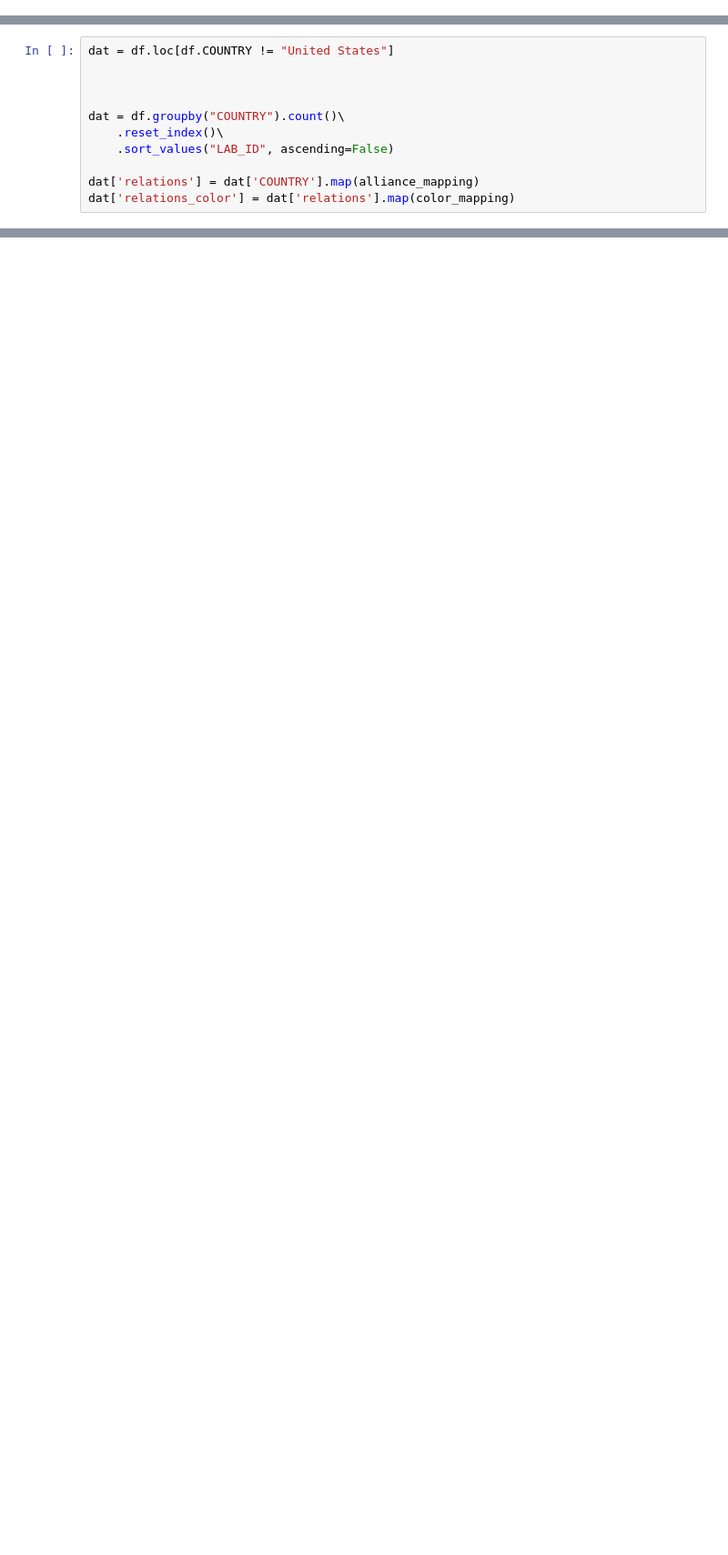
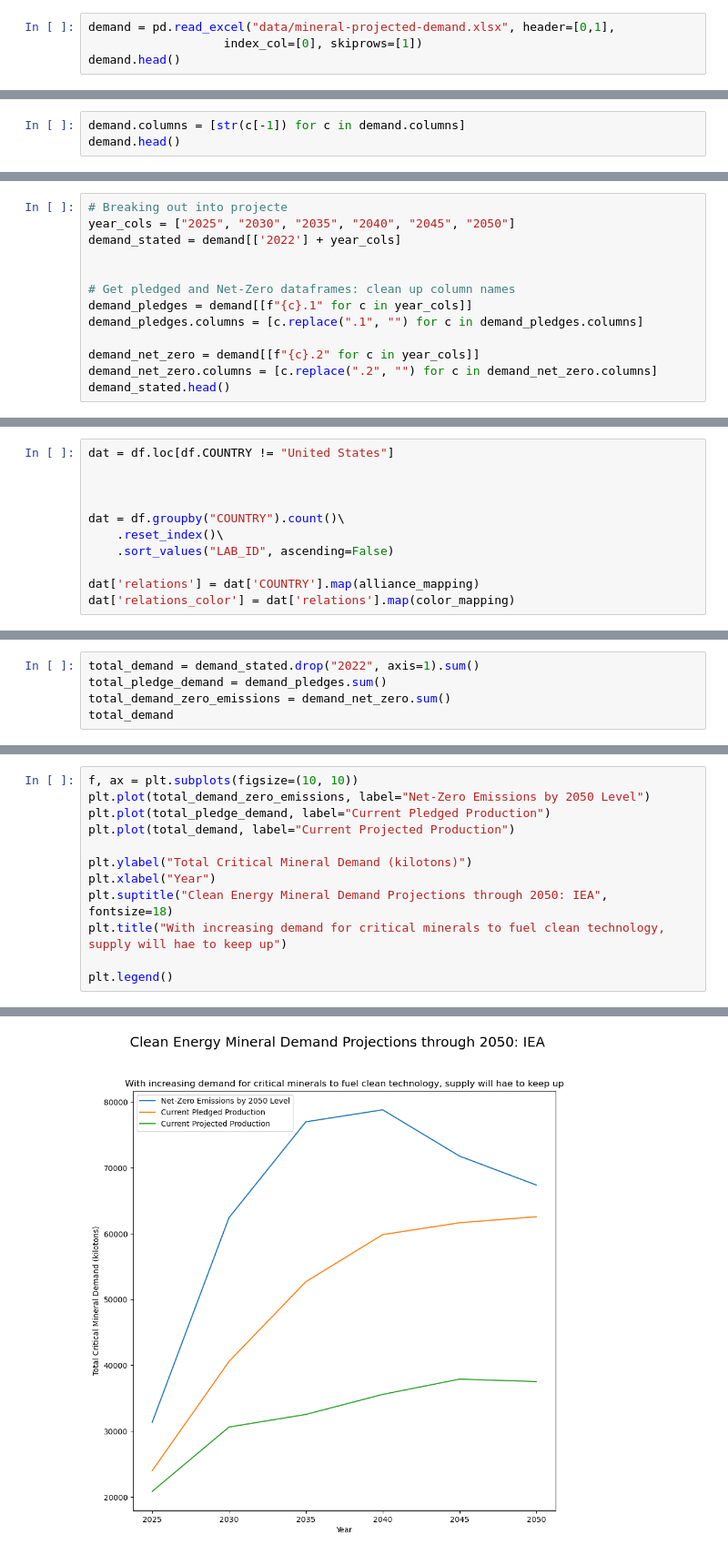
Before and after one commit to andrewbowen19/storiesDATA608, a Jupyter notebook: story7.ipynb, the cells around one changed output, grey strips where cells are left out. Shown at 91% size. Drawn from its saved outputs; the diff is of its cells as text; blank space fills up the shorter version.

Commit message:
Add demand graphs

```diff
--- a/story7.ipynb
+++ b/story7.ipynb
@@ -28,0 +22,4 @@ demand.head()
+# %%
+demand = pd.read_excel("data/mineral-projected-demand.xlsx", header=[0,1],
+                   index_col=[0], skiprows=[1])
+demand.head()
@@ -28,0 +34,3 @@ demand.head()
+# %%
+demand.columns = [str(c[-1]) for c in demand.columns]
+demand.head()
@@ -28,0 +44,13 @@ demand.head()
+# %%
+# Breaking out into projecte
+year_cols = ["2025", "2030", "2035", "2040", "2045", "2050"]
+demand_stated = demand[['2022'] + year_cols]
+
+
+# Get pledged and Net-Zero dataframes: clean up column names
+demand_pledges = demand[[f"{c}.1" for c in year_cols]]
+demand_pledges.columns = [c.replace(".1", "") for c in demand_pledges.columns]
+
+demand_net_zero = demand[[f"{c}.2" for c in year_cols]]
+demand_net_zero.columns = [c.replace(".2", "") for c in demand_net_zero.columns]
+demand_stated.head()
@@ -121,0 +158,5 @@ Text(0.5, 0.98, 'Number of Mineral Samples produced internationally')
+# %%
+total_demand = demand_stated.drop("2022", axis=1).sum()
+total_pledge_demand = demand_pledges.sum()
+total_demand_zero_emissions = demand_net_zero.sum()
+total_demand
@@ -121,0 +171,13 @@ Text(0.5, 0.98, 'Number of Mineral Samples produced internationally')
+# %%
+f, ax = plt.subplots(figsize=(10, 10))
+plt.plot(total_demand_zero_emissions, label="Net-Zero Emissions by 2050 Level")
+plt.plot(total_pledge_demand, label="Current Pledged Production")
+plt.plot(total_demand, label="Current Projected Production")
+
+plt.ylabel("Total Critical Mineral Demand (kilotons)")
+plt.xlabel("Year")
+plt.suptitle("Clean Energy Mineral Demand Projections through 2050: IEA", fontsize=18)
+plt.title("With increasing demand for critical minerals to fuel clean technology, supply will hae to keep up")
+
+plt.legend()
+# %% [output]
@@ -121,0 +185 @@ Text(0.5, 0.98, 'Number of Mineral Samples produced internationally')
+[figure, added]
```
Also changed, not shown: parts of 16 cells of this notebook, 3 other files.
